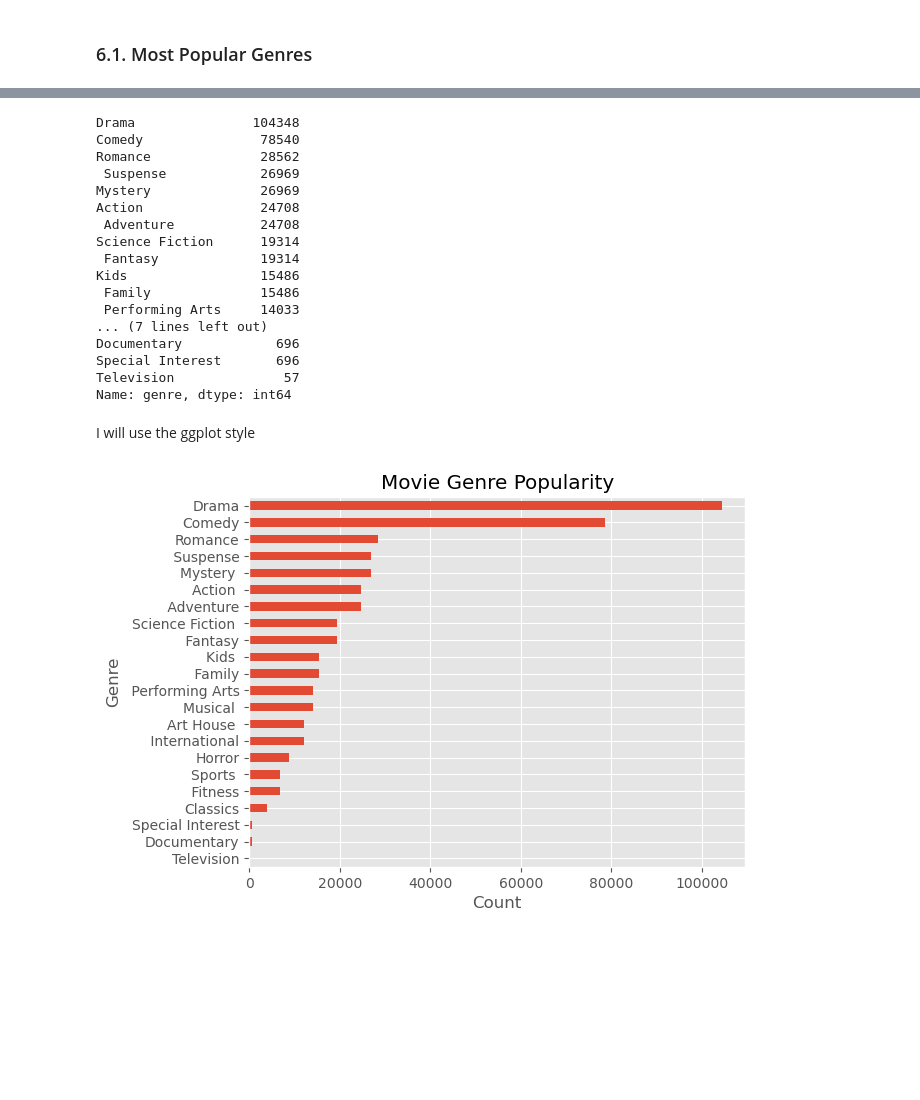
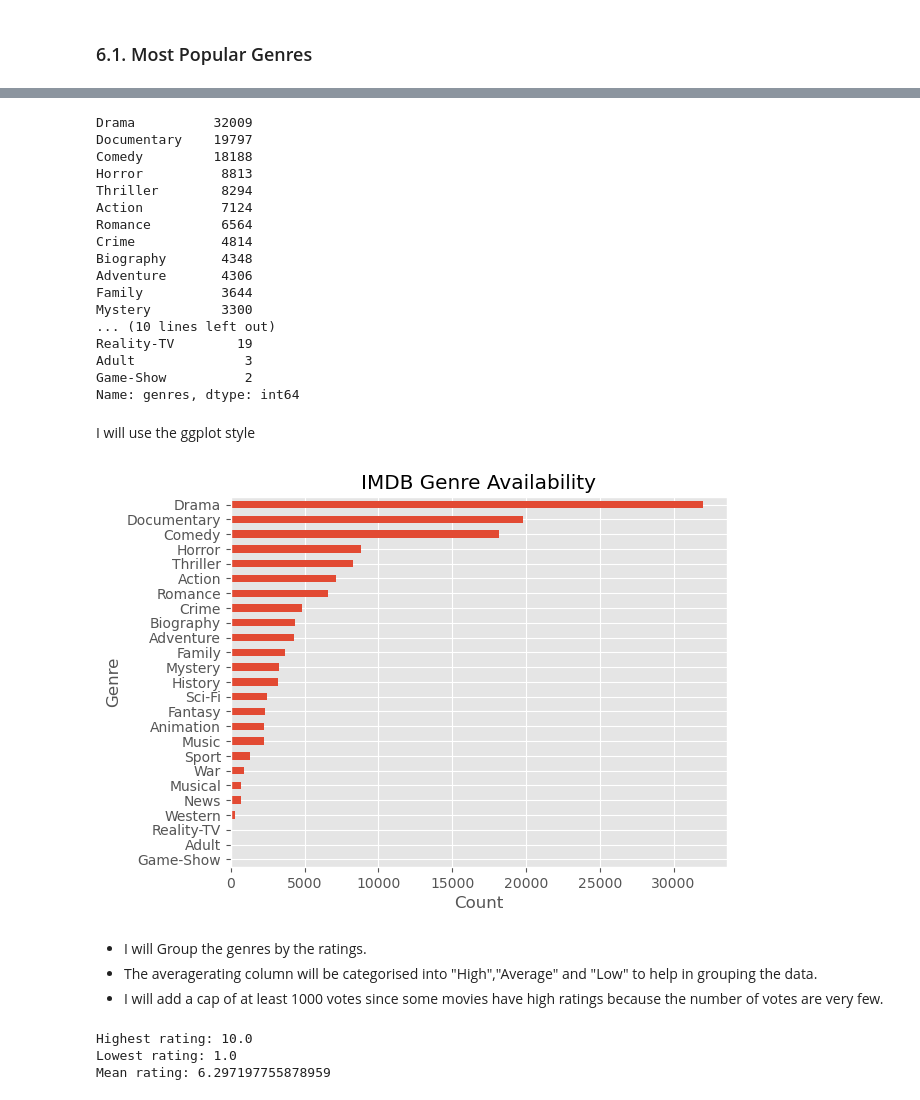
Before and after one commit to George-Mbugua/Movie_Analysis, a Jupyter notebook: Movie_Analysis.ipynb, the cells around one changed output, grey strips where cells are left out. Saved outputs shown, nothing was run; the diff lists cells and outputs as text; code cells hidden in the pictures; blank space fills up the shorter version.

```diff
--- a/Movie_Analysis.ipynb
+++ b/Movie_Analysis.ipynb
@@ -926,25 +937,25 @@ This section will analyse the data and creating visualisations that answer the f
 # %%
 #Calculating frequency of each genre to determine which genres are the most popular.
-genre_counts = movie_budgets_merged['genre'].value_counts()
+genre_counts = imdb['genres'].value_counts()
 genre_counts
 # %% [output]
-Drama               104348
-Comedy               78540
-Romance              28562
- Suspense            26969
-Mystery              26969
-Action               24708
- Adventure           24708
-Science Fiction      19314
- Fantasy             19314
-Kids                 15486
- Family              15486
- Performing Arts     14033
-... (7 lines left out)
-Documentary            696
-Special Interest       696
-Television              57
-Name: genre, dtype: int64
+Drama          32009
+Documentary    19797
+Comedy         18188
+Horror          8813
+Thriller        8294
+Action          7124
+Romance         6564
+Crime           4814
+Biography       4348
+Adventure       4306
+Family          3644
+Mystery         3300
+... (10 lines left out)
+Reality-TV        19
+Adult              3
+Game-Show          2
+Name: genres, dtype: int64
 # %% [markdown]
 I will use the ggplot style
 # %%
@@ -956,9 +967,25 @@ genre_counts_asc = genre_counts.sort_values(ascending=True)
 # %%
 # Plotting a bar chart to visualize the top genre counts
 genre_counts_asc.plot(kind='barh')
-plt.title('Movie Genre Popularity')
+plt.title('IMDB Genre Availability')
 plt.xlabel('Count')
 plt.ylabel('Genre')
 plt.show()
 # %% [output]
-[figure, old version]
+[figure, new version]
+# %% [markdown]
+- I will Group the genres by the ratings.
+- The averagerating column will be categorised into "High","Average" and "Low" to help in grouping the data.
+- I will add a cap of at least 1000 votes since some movies have high ratings because the number of votes are very few.
+# %%
+#Calculating the highest value, lowest values and mean values in the averagerating column
+max_rating = imdb['averagerating'].max()
+min_rating = imdb['averagerating'].min()
+mean_rating = imdb['averagerating'].mean()
+print(f'Highest rating: {max_rating}')
+print(f'Lowest rating: {min_rating}')
+print(f'Mean rating: {mean_rating}')
+# %% [output]
+Highest rating: 10.0
+Lowest rating: 1.0
+Mean rating: 6.297197755878959
```
Also changed, not shown: parts of 3 cells of this notebook.
